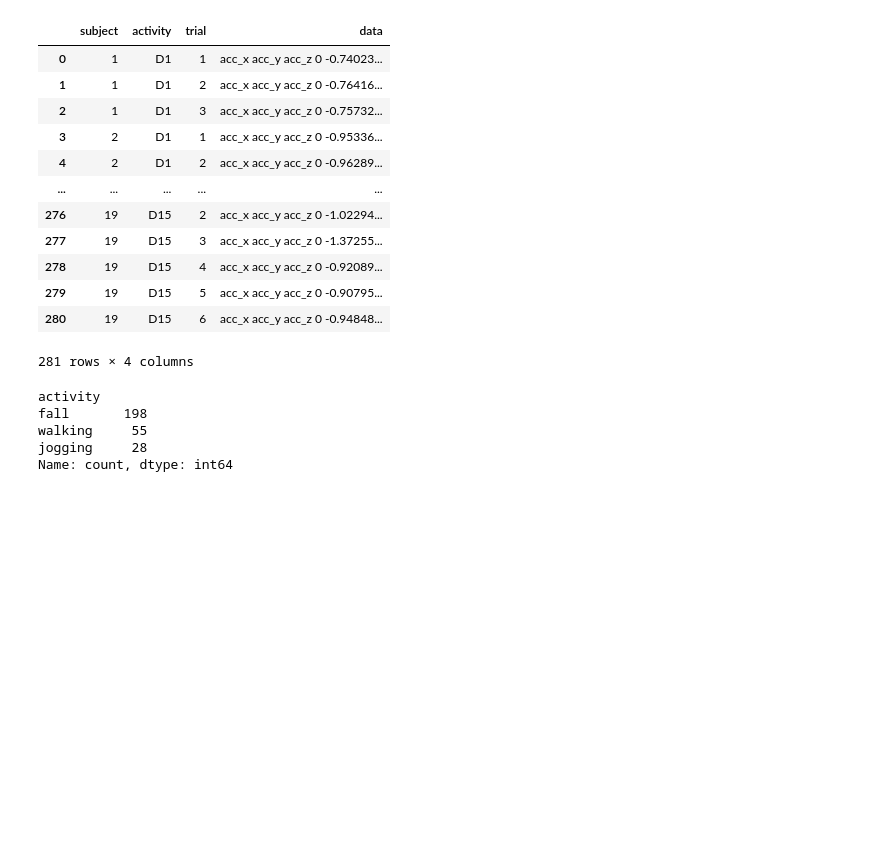
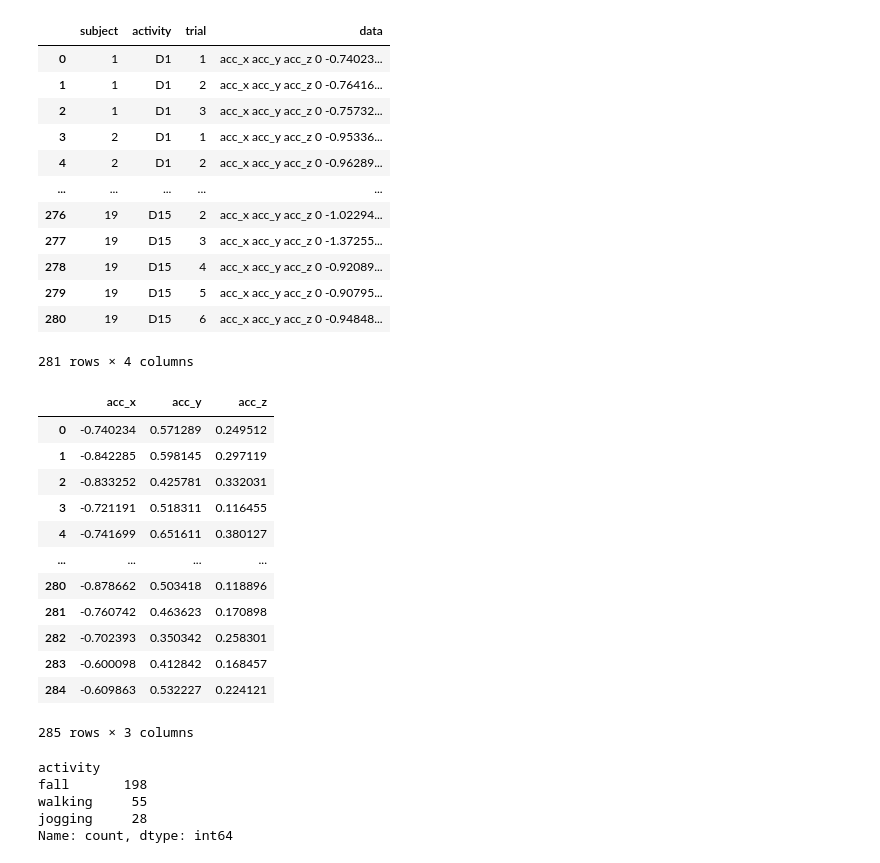
Before and after one commit to Amirjf/fall-detection, a Jupyter notebook: combined_datasets_adl_classification.ipynb, the cells around one changed output. Drawn from its saved outputs; the diff is of its cells as text; code cells hidden in the pictures; blank space fills up the shorter version.

```diff
--- a/combined_datasets_adl_classification.ipynb
+++ b/combined_datasets_adl_classification.ipynb
@@ -221,6 +205,22 @@ uma_raw_dataset
 | 279 | 19 | D15 | 5 | acc_x acc_y acc_z 0 -0.90795... |
 | 280 | 19 | D15 | 6 | acc_x acc_y acc_z 0 -0.94848... |
 281 rows × 4 columns
+# %%
+uma_raw_dataset['data'][0]
+# %% [output]
+|  | acc_x | acc_y | acc_z |
+| 0 | -0.740234 | 0.571289 | 0.249512 |
+| 1 | -0.842285 | 0.598145 | 0.297119 |
+| 2 | -0.833252 | 0.425781 | 0.332031 |
+| 3 | -0.721191 | 0.518311 | 0.116455 |
+| 4 | -0.741699 | 0.651611 | 0.380127 |
+| ... | ... | ... | ... |
+| 280 | -0.878662 | 0.503418 | 0.118896 |
+| 281 | -0.760742 | 0.463623 | 0.170898 |
+| 282 | -0.702393 | 0.350342 | 0.258301 |
+| 283 | -0.600098 | 0.412842 | 0.168457 |
+| 284 | -0.609863 | 0.532227 | 0.224121 |
+285 rows × 3 columns
 # %%
 UMA_ACTIVITY_CLASSES = {
     'walking': ['D01', 'D02', 'D1'],
```
Also changed, not shown: parts of 16 cells of this notebook, 11 other files.
